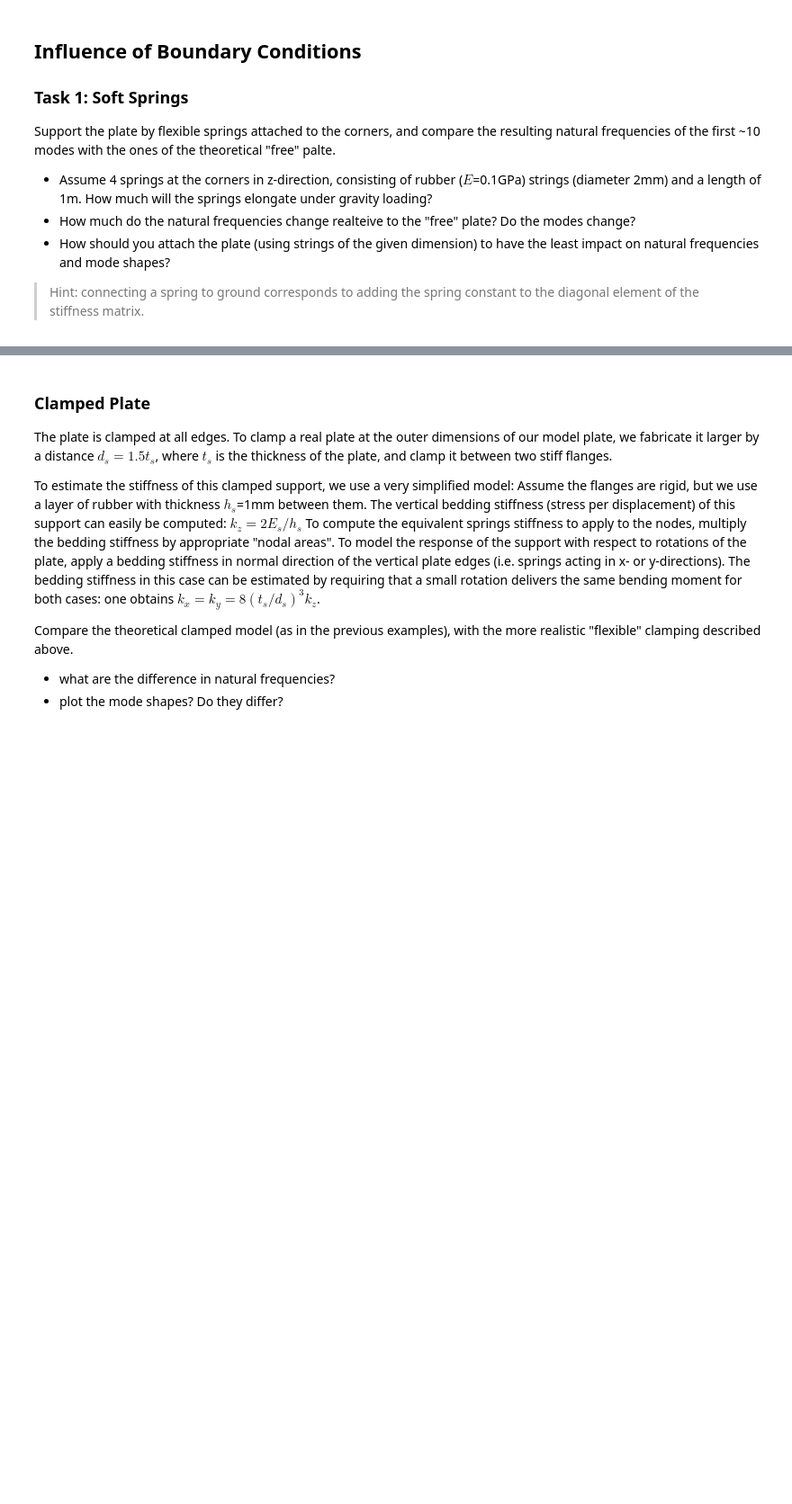
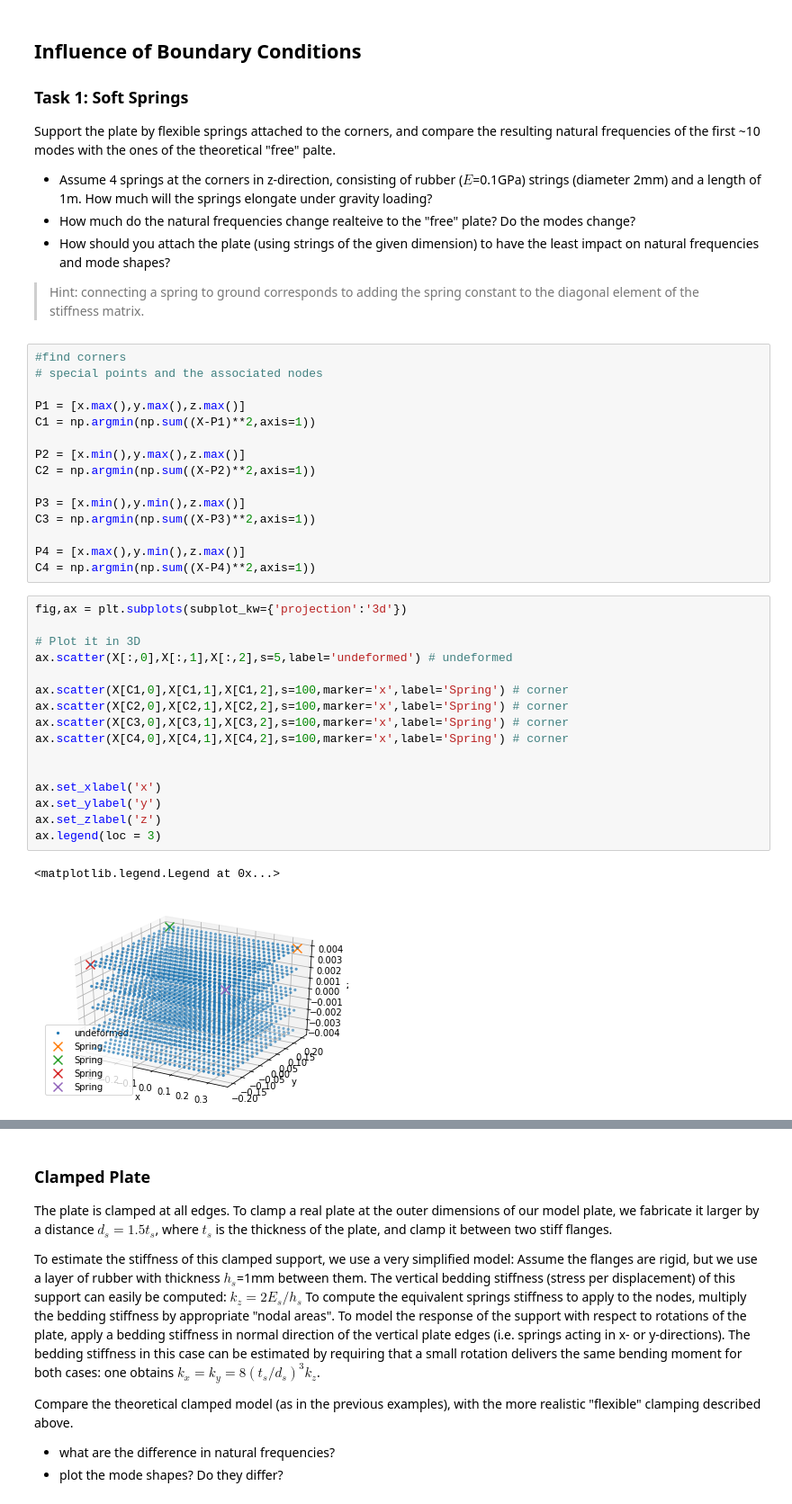
Before and after one commit to phmandl/modalanalyse, a Jupyter notebook: HW4/4_MeasurementTechniques_template.ipynb, the cells around one changed output, grey strips where cells are left out. Shown at 90% size. Drawn from its saved outputs; the diff is of its cells as text; blank space fills up the shorter version.

Commit message:
added task 1 spring example, clamped edges ss

```diff
--- a/HW4/4_MeasurementTechniques_template.ipynb
+++ b/HW4/4_MeasurementTechniques_template.ipynb
@@ -15,3 +87,37 @@ Support the plate by flexible springs attached to the corners, and compare the r
 * How should you attach the plate (using strings of the given dimension) to have the least impact on natural frequencies and mode shapes?
 
 > Hint: connecting a spring to ground corresponds to adding the spring constant to the diagonal element of the stiffness matrix.
+# %%
+#find corners
+# special points and the associated nodes
+
+P1 = [x.max(),y.max(),z.max()]
+C1 = np.argmin(np.sum((X-P1)**2,axis=1))
+
+P2 = [x.min(),y.max(),z.max()]
+C2 = np.argmin(np.sum((X-P2)**2,axis=1))
+
+P3 = [x.min(),y.min(),z.max()]
+C3 = np.argmin(np.sum((X-P3)**2,axis=1))
+
+P4 = [x.max(),y.min(),z.max()]
+C4 = np.argmin(np.sum((X-P4)**2,axis=1))
+# %%
+fig,ax = plt.subplots(subplot_kw={'projection':'3d'})
+
+# Plot it in 3D
+ax.scatter(X[:,0],X[:,1],X[:,2],s=5,label='undeformed') # undeformed
+
+ax.scatter(X[C1,0],X[C1,1],X[C1,2],s=100,marker='x',label='Spring') # corner
+ax.scatter(X[C2,0],X[C2,1],X[C2,2],s=100,marker='x',label='Spring') # corner
+ax.scatter(X[C3,0],X[C3,1],X[C3,2],s=100,marker='x',label='Spring') # corner
+ax.scatter(X[C4,0],X[C4,1],X[C4,2],s=100,marker='x',label='Spring') # corner
+
+
+ax.set_xlabel('x')
+ax.set_ylabel('y')
+ax.set_zlabel('z')
+ax.legend(loc = 3)
+# %% [output]
+<matplotlib.legend.Legend at 0x...>
+[figure, added]
```
Also changed, not shown: parts of 15 cells of this notebook.
